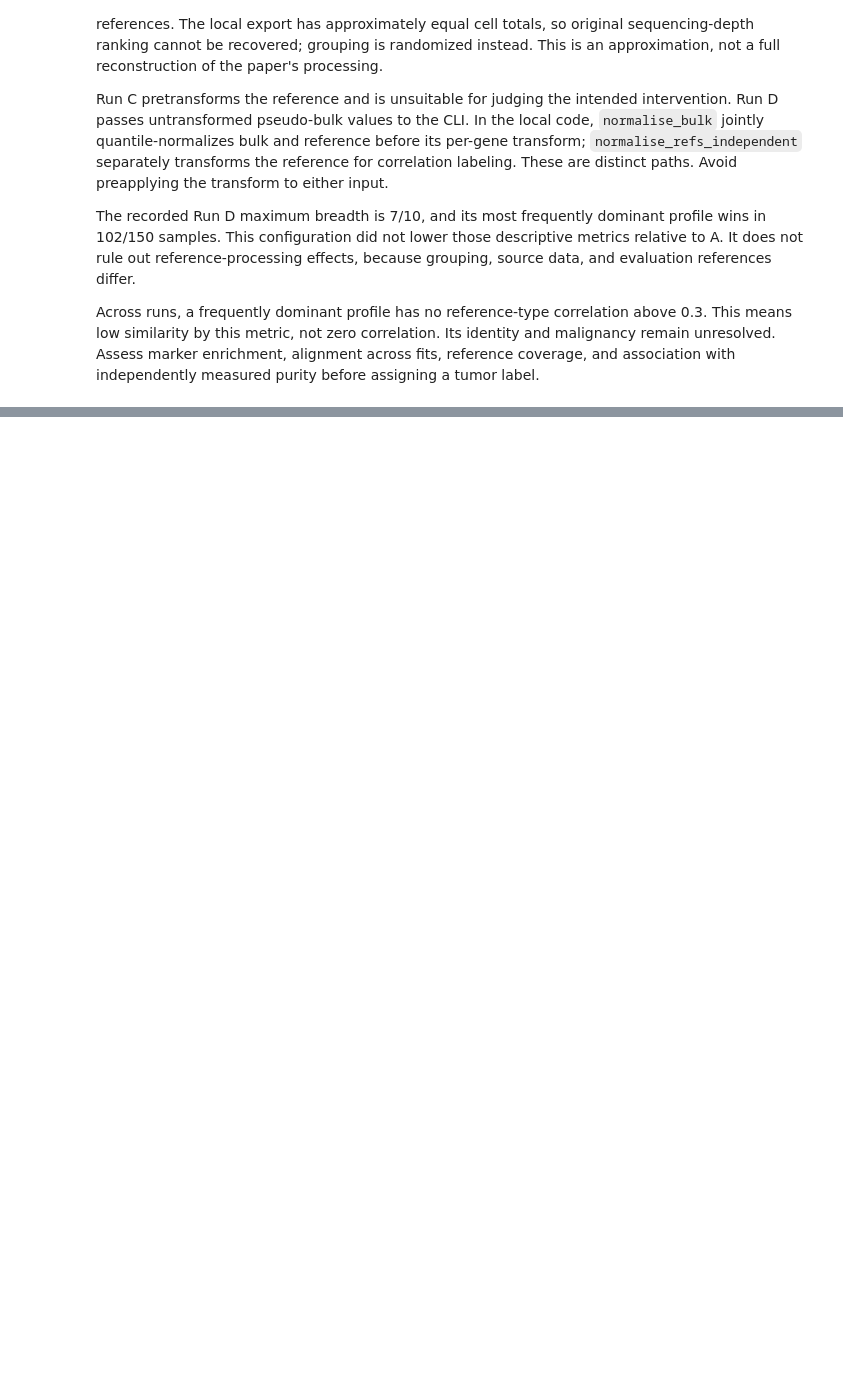
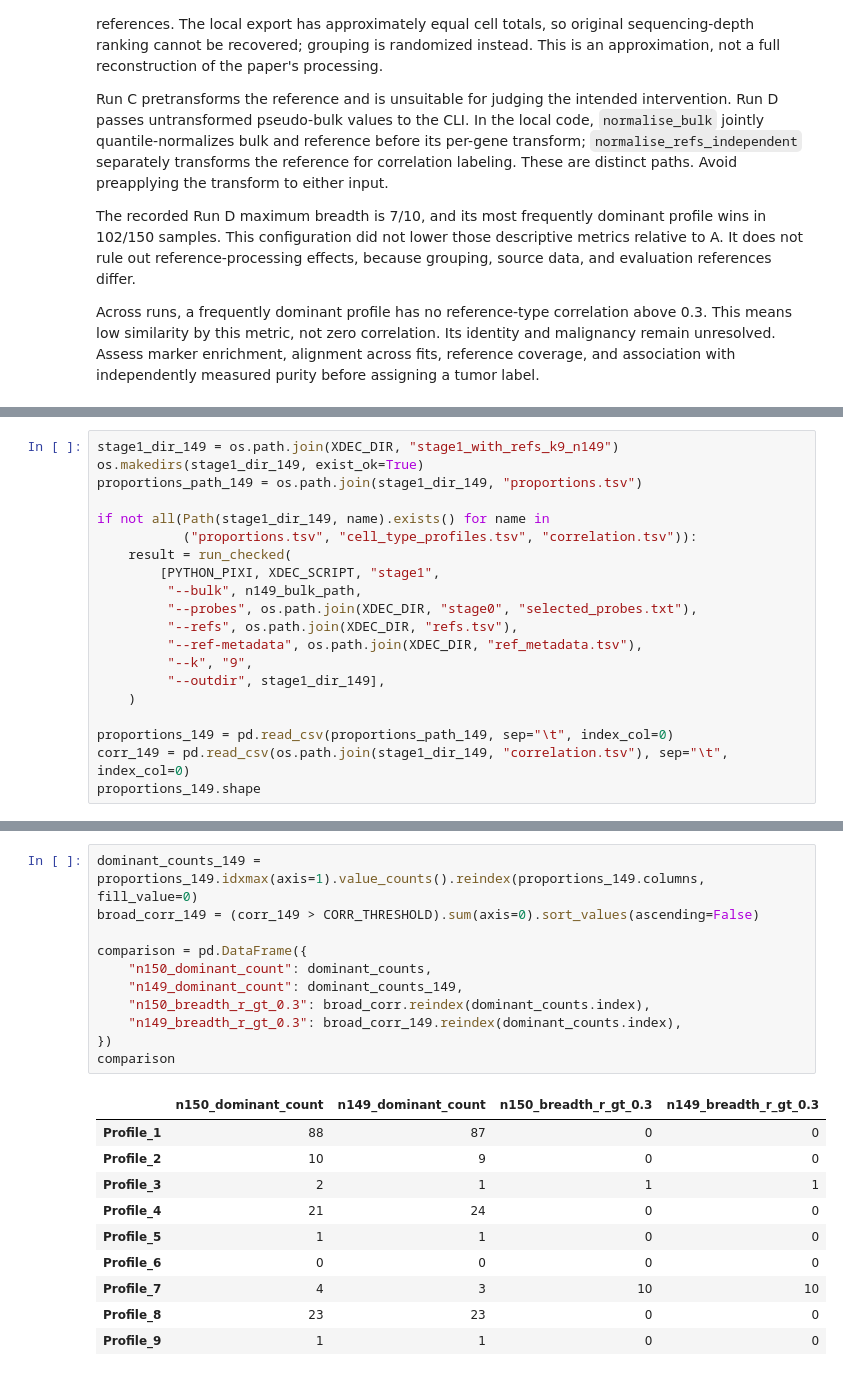
Before and after one commit to rl3328/XDec_Pancreatic_Cancer, a Jupyter notebook: progress/paper_duplication/01_artifact_diagnosis.ipynb, the cells around one changed output, grey strips where cells are left out. Saved outputs shown, nothing was run; the diff lists cells and outputs as text; blank space fills up the shorter version.

```diff
--- a/progress/paper_duplication/01_artifact_diagnosis.ipynb
+++ b/progress/paper_duplication/01_artifact_diagnosis.ipynb
@@ -622,0 +687,20 @@ Across runs, a frequently dominant profile has no reference-type correlation abo
+# %%
+stage1_dir_149 = os.path.join(XDEC_DIR, "stage1_with_refs_k9_n149")
+os.makedirs(stage1_dir_149, exist_ok=True)
+proportions_path_149 = os.path.join(stage1_dir_149, "proportions.tsv")
+
+if not all(Path(stage1_dir_149, name).exists() for name in
+           ("proportions.tsv", "cell_type_profiles.tsv", "correlation.tsv")):
+    result = run_checked(
+        [PYTHON_PIXI, XDEC_SCRIPT, "stage1",
+         "--bulk", n149_bulk_path,
+         "--probes", os.path.join(XDEC_DIR, "stage0", "selected_probes.txt"),
+         "--refs", os.path.join(XDEC_DIR, "refs.tsv"),
+         "--ref-metadata", os.path.join(XDEC_DIR, "ref_metadata.tsv"),
+         "--k", "9",
+         "--outdir", stage1_dir_149],
+    )
+
+proportions_149 = pd.read_csv(proportions_path_149, sep="\t", index_col=0)
+corr_149 = pd.read_csv(os.path.join(stage1_dir_149, "correlation.tsv"), sep="\t", index_col=0)
+proportions_149.shape
@@ -622,0 +748,22 @@ Across runs, a frequently dominant profile has no reference-type correlation abo
+# %%
+dominant_counts_149 = proportions_149.idxmax(axis=1).value_counts().reindex(proportions_149.columns, fill_value=0)
+broad_corr_149 = (corr_149 > CORR_THRESHOLD).sum(axis=0).sort_values(ascending=False)
+
+comparison = pd.DataFrame({
+    "n150_dominant_count": dominant_counts,
+    "n149_dominant_count": dominant_counts_149,
+    "n150_breadth_r_gt_0.3": broad_corr.reindex(dominant_counts.index),
+    "n149_breadth_r_gt_0.3": broad_corr_149.reindex(dominant_counts.index),
+})
+comparison
+# %% [output]
+|  | n150_dominant_count | n149_dominant_count | n150_breadth_r_gt_0.3 | n149_breadth_r_gt_0.3 |
+| Profile_1 | 88 | 87 | 0 | 0 |
+| Profile_2 | 10 | 9 | 0 | 0 |
+| Profile_3 | 2 | 1 | 1 | 1 |
+| Profile_4 | 21 | 24 | 0 | 0 |
+| Profile_5 | 1 | 1 | 0 | 0 |
+| Profile_6 | 0 | 0 | 0 | 0 |
+| Profile_7 | 4 | 3 | 10 | 10 |
+| Profile_8 | 23 | 23 | 0 | 0 |
+| Profile_9 | 1 | 1 | 0 | 0 |
```
Also changed, not shown: parts of 12 cells of this notebook, 32 other files.
